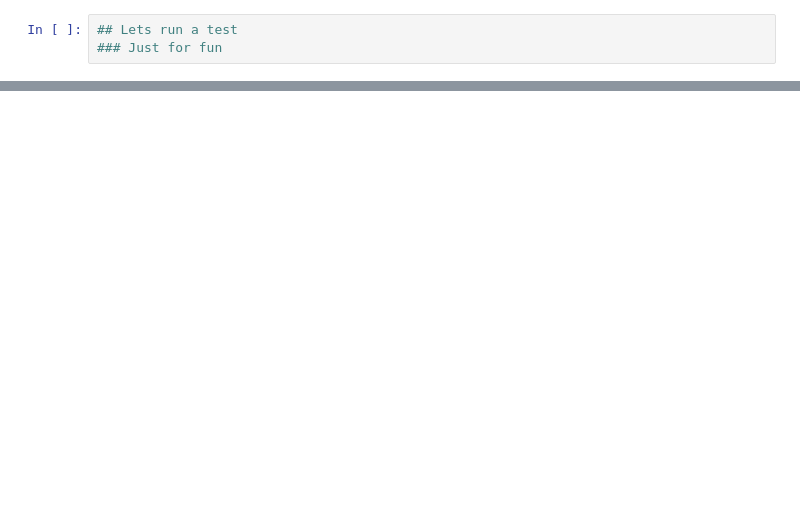
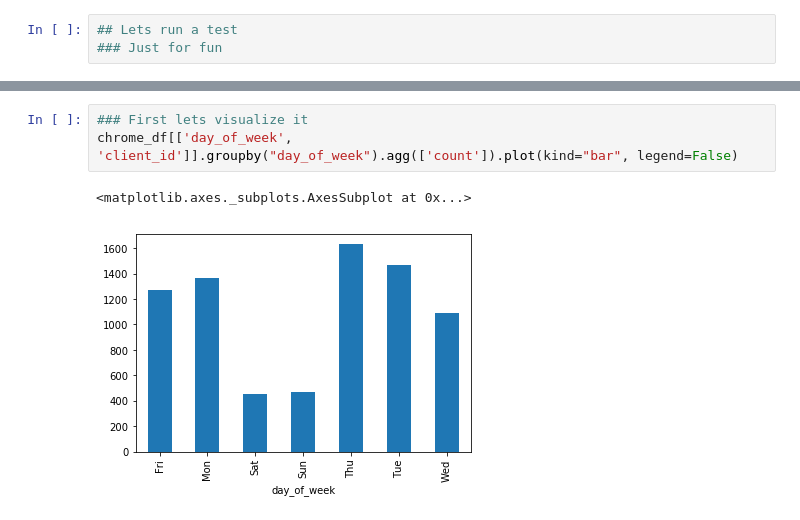
Before and after one commit to tylergeery/takeout-insights, a Jupyter notebook: chrome.ipynb, the cells around one changed output, grey strips where cells are left out. Cells and saved outputs as stored; diff of their text form; blank space fills up the shorter version.

```diff
--- a/chrome.ipynb
+++ b/chrome.ipynb
@@ -72,0 +88,6 @@ I think that its more likely that i browse recreational websites on Friday, rath
+# %%
+### First lets visualize it
+chrome_df[['day_of_week', 'client_id']].groupby("day_of_week").agg(['count']).plot(kind="bar", legend=False)
+# %% [output]
+<matplotlib.axes._subplots.AxesSubplot at 0x...>
+[figure, added]
```
Also changed, not shown: parts of 12 cells of this notebook.
